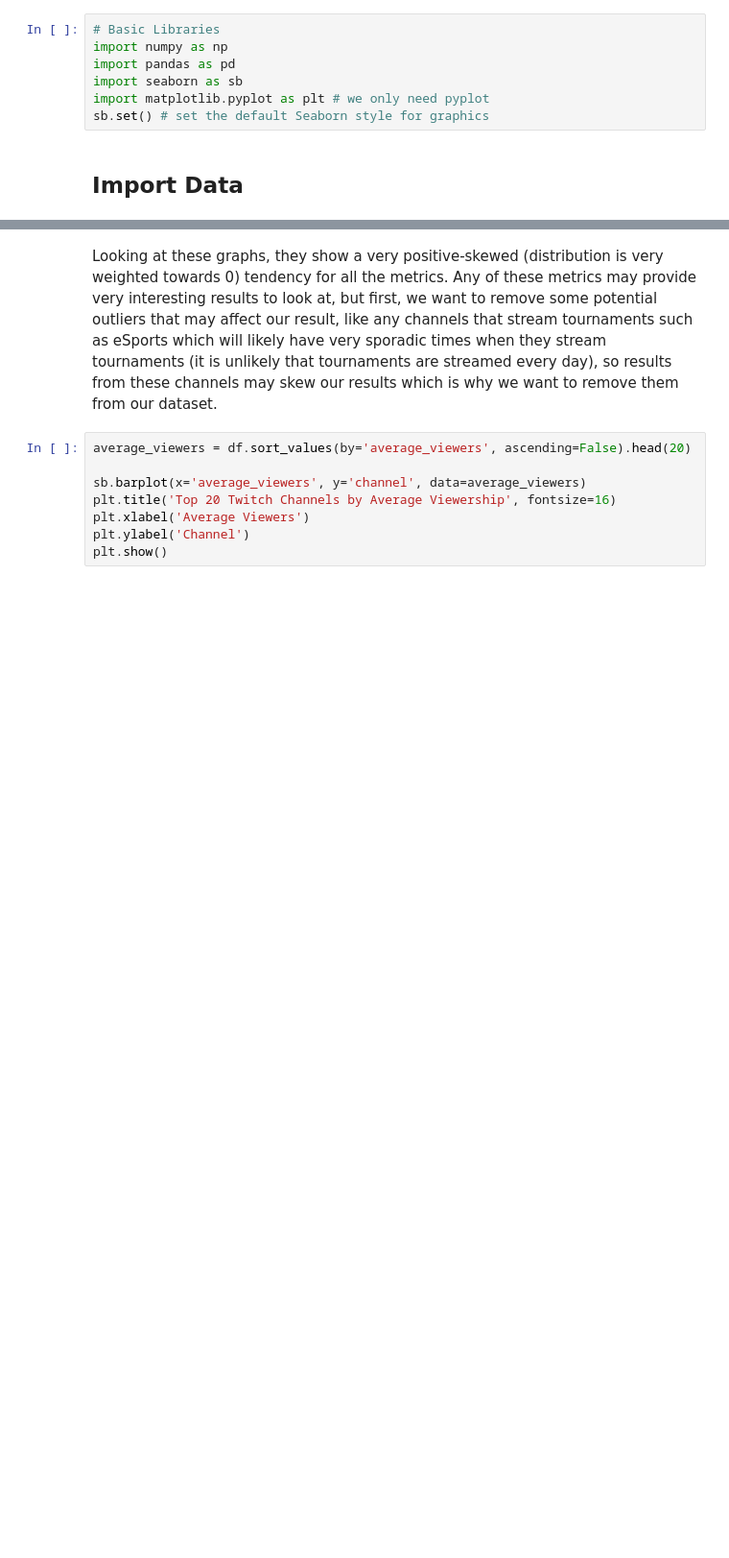
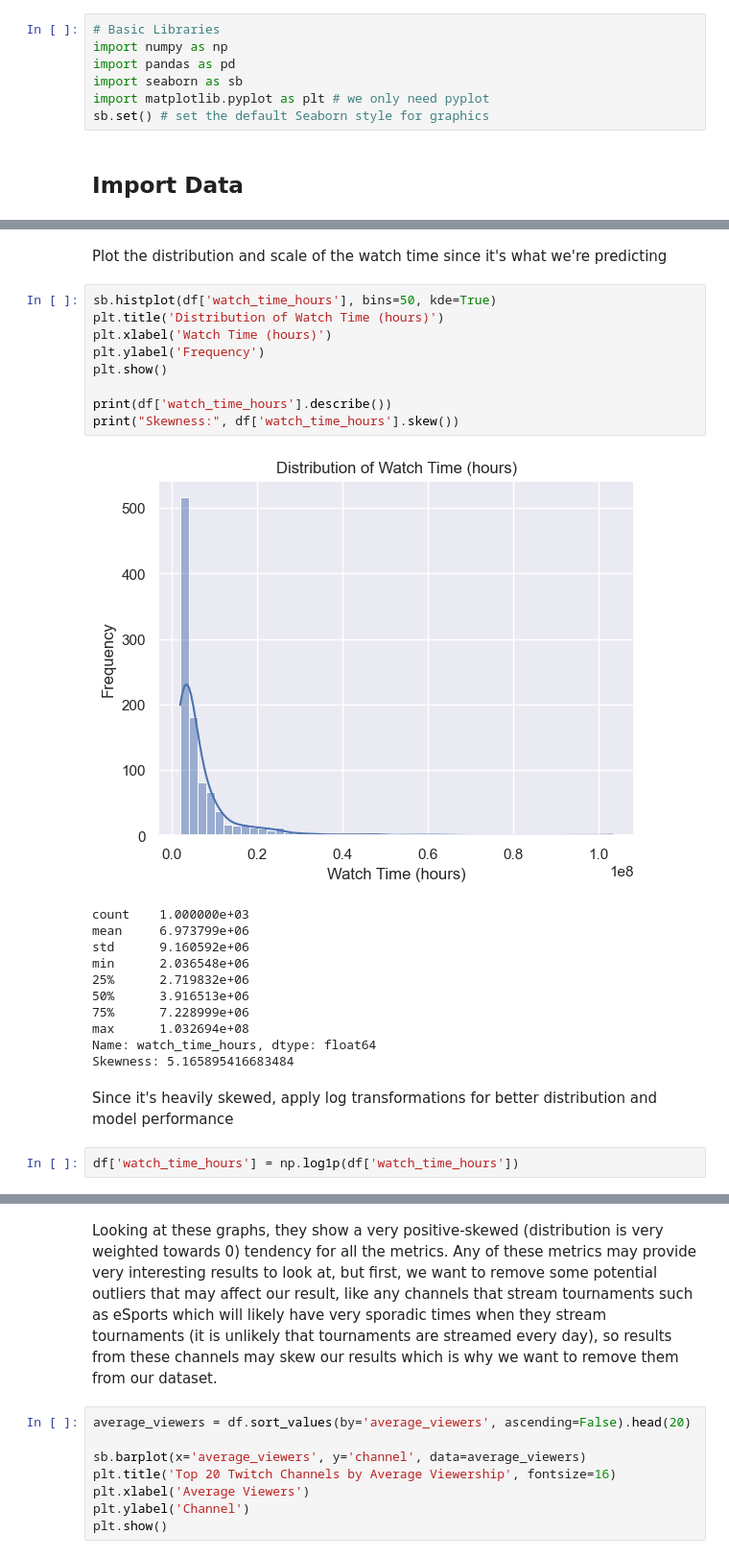
Before and after one commit to jasminejsun/twitch-streamer-analysis, a Jupyter notebook: data-exploratory-analysis.ipynb, the cells around one changed output, grey strips where cells are left out. Shown: that part at 96% size. Cells and saved outputs as stored; diff of their text form; blank space fills up the shorter version.

```diff
--- a/data-exploratory-analysis.ipynb
+++ b/data-exploratory-analysis.ipynb
@@ -35,6 +35,33 @@ df.describe()
 | 50% | 2.349908e+08 | 108240.000000 | 16676.000000 | 2425.000000 | 3.180630e+05 | 9.835200e+04 | ... |
 | 75% | 4.337399e+08 | 141843.750000 | 37569.750000 | 4786.250000 | 6.243322e+05 | 2.361308e+05 | ... |
 | max | 6.196162e+09 | 521445.000000 | 639375.000000 | 147643.000000 | 8.938903e+06 | 3.966525e+06 | ... |
+# %% [markdown]
+Plot the distribution and scale of the watch time since it's what we're predicting
+# %%
+sb.histplot(df['watch_time_hours'], bins=50, kde=True)
+plt.title('Distribution of Watch Time (hours)')
+plt.xlabel('Watch Time (hours)')
+plt.ylabel('Frequency')
+plt.show()
+
+print(df['watch_time_hours'].describe())
+print("Skewness:", df['watch_time_hours'].skew())
+# %% [output]
+[figure, added]
+count    1.000000e+03
+mean     6.973799e+06
+std      9.160592e+06
+min      2.036548e+06
+25%      2.719832e+06
+50%      3.916513e+06
+75%      7.228999e+06
+max      1.032694e+08
+Name: watch_time_hours, dtype: float64
+Skewness: 5.165895416683484
+# %% [markdown]
+Since it's heavily skewed, apply log transformations for better distribution and model performance
+# %%
+df['watch_time_hours'] = np.log1p(df['watch_time_hours'])
 # %%
 # Draw the distributions of all variables
 f, axes = plt.subplots(len(numerical_df.columns), 1, figsize=(18, 36))
```
Also changed, not shown: parts of 6 cells of this notebook, 1 other file.
